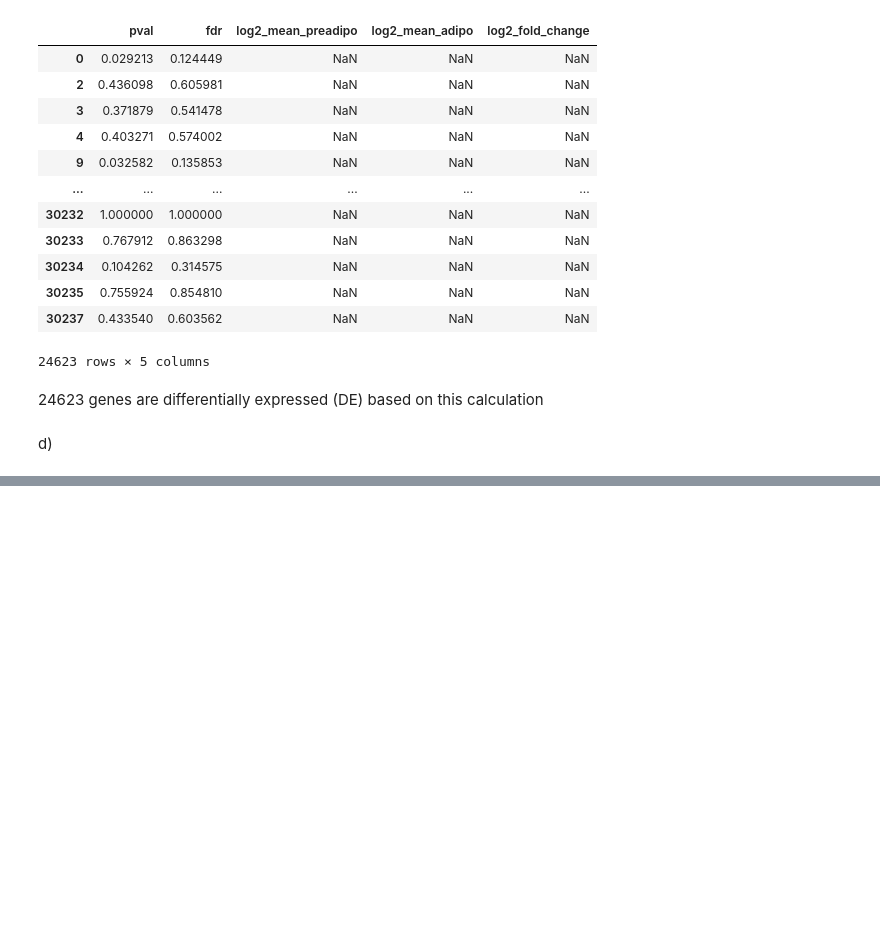
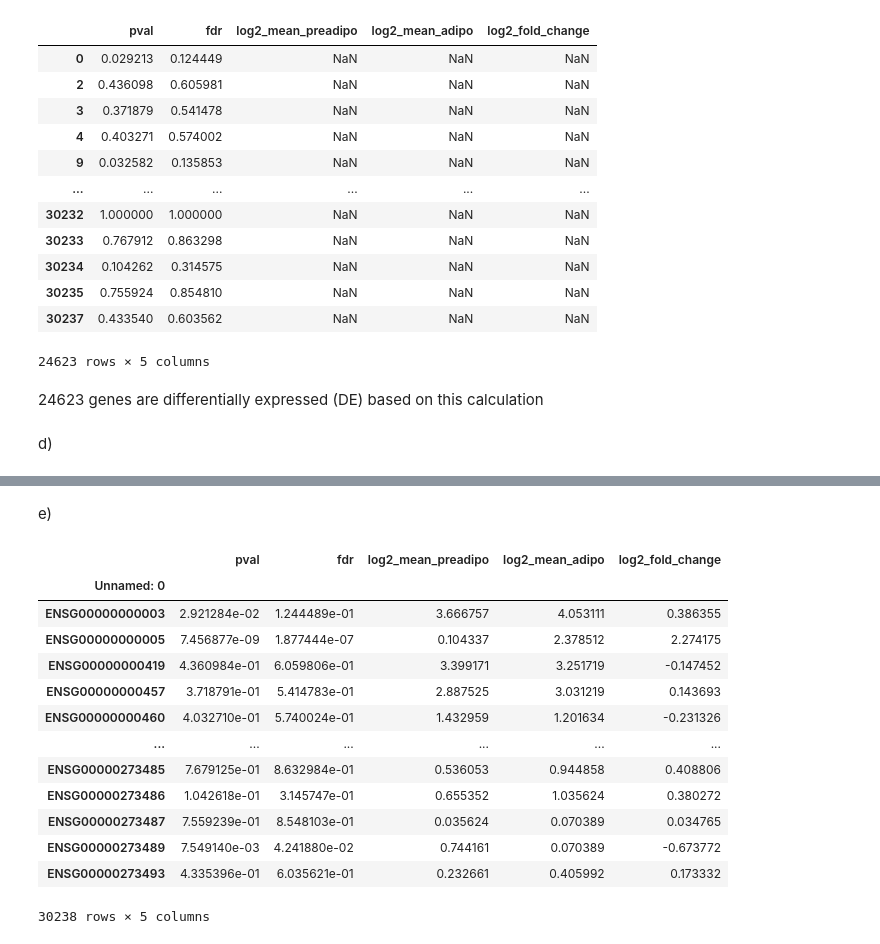
Before and after one commit to CamilleChallier/Transcriptomics_project, a Jupyter notebook: wesley.ipynb, the cells around one changed output, grey strips where cells are left out. Cells and saved outputs as stored; diff of their text form; code cells hidden in the pictures; blank space fills up the shorter version.

Commit message:
sending de_results

```diff
--- a/wesley.ipynb
+++ b/wesley.ipynb
@@ -381,0 +386,5 @@ d)
+# %%
+de_results["log2_mean_preadipo"] = np.log2(transcriptomics.iloc[:,1:41].mean(axis=1)+1).reset_index(drop=True)
+de_results["log2_mean_adipo"] = np.log2(transcriptomics.iloc[:,41:81].mean(axis=1)+1).reset_index(drop=True)
+
+de_results
@@ -381,0 +405,21 @@ d)
+# %% [markdown]
+e)
+# %%
+de_results["log2_fold_change"] = de_results["log2_mean_adipo"] - de_results["log2_mean_preadipo"]
+de_results.index = transcriptomics["Unnamed: 0"]
+de_results
+# %% [output]
+|  | pval | fdr | log2_mean_preadipo | log2_mean_adipo | log2_fold_change |
+| Unnamed: 0 |  |  |  |  |  |
+| ENSG00000000003 | 2.921284e-02 | 1.244489e-01 | 3.666757 | 4.053111 | 0.386355 |
+| ENSG00000000005 | 7.456877e-09 | 1.877444e-07 | 0.104337 | 2.378512 | 2.274175 |
+| ENSG00000000419 | 4.360984e-01 | 6.059806e-01 | 3.399171 | 3.251719 | -0.147452 |
+| ENSG00000000457 | 3.718791e-01 | 5.414783e-01 | 2.887525 | 3.031219 | 0.143693 |
+| ENSG00000000460 | 4.032710e-01 | 5.740024e-01 | 1.432959 | 1.201634 | -0.231326 |
+| ... | ... | ... | ... | ... | ... |
+| ENSG00000273485 | 7.679125e-01 | 8.632984e-01 | 0.536053 | 0.944858 | 0.408806 |
+| ENSG00000273486 | 1.042618e-01 | 3.145747e-01 | 0.655352 | 1.035624 | 0.380272 |
+| ENSG00000273487 | 7.559239e-01 | 8.548103e-01 | 0.035624 | 0.070389 | 0.034765 |
+| ENSG00000273489 | 7.549140e-03 | 4.241880e-02 | 0.744161 | 0.070389 | -0.673772 |
+| ENSG00000273493 | 4.335396e-01 | 6.035621e-01 | 0.232661 | 0.405992 | 0.173332 |
+30238 rows × 5 columns
```
Also changed, not shown: parts of 6 cells of this notebook.
